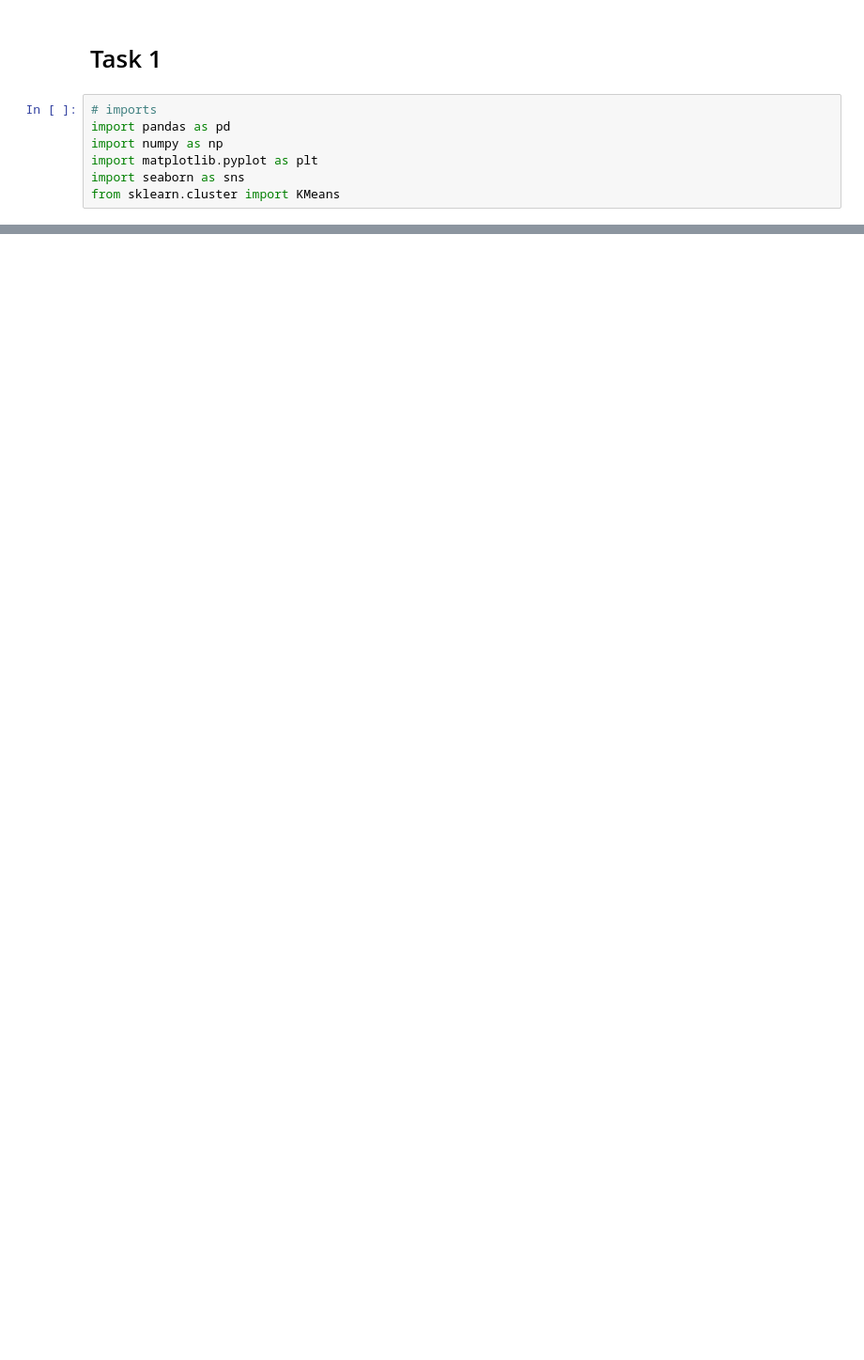
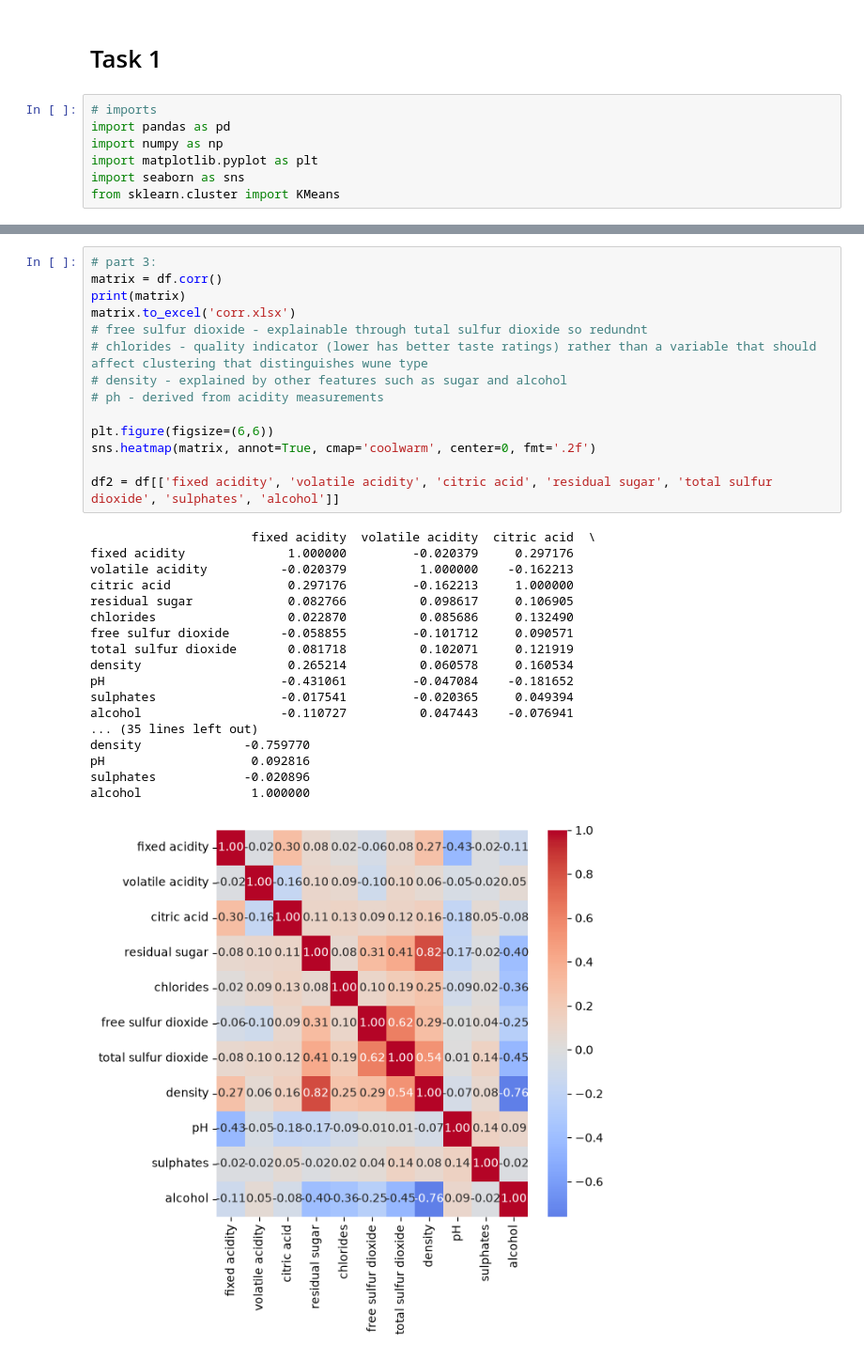
Before and after one commit to TankEngineTom/assessment2_CAB330, a Jupyter notebook: ass2_task2.ipynb, the cells around one changed output, grey strips where cells are left out. Shown at 94% size. Saved outputs shown, nothing was run; the diff lists cells and outputs as text; blank space fills up the shorter version.

```diff
--- a/ass2_task2.ipynb
+++ b/ass2_task2.ipynb
@@ -232,0 +200,33 @@ for cluster 16: inertia 20015.706186191244 & sil score 0.09906195142931619
+# %%
+# part 3:
+matrix = df.corr()
+print(matrix)
+matrix.to_excel('corr.xlsx')
+# free sulfur dioxide - explainable through tutal sulfur dioxide so redundnt
+# chlorides - quality indicator (lower has better taste ratings) rather than a variable that should affect clustering that distinguishes wune type
+# density - explained by other features such as sugar and alcohol
+# ph - derived from acidity measurements
+
+plt.figure(figsize=(6,6))
+sns.heatmap(matrix, annot=True, cmap='coolwarm', center=0, fmt='.2f')
+
+df2 = df[['fixed acidity', 'volatile acidity', 'citric acid', 'residual sugar', 'total sulfur dioxide', 'sulphates', 'alcohol']]
+# %% [output]
+                      fixed acidity  volatile acidity  citric acid  \
+fixed acidity              1.000000         -0.020379     0.297176
+volatile acidity          -0.020379          1.000000    -0.162213
+citric acid                0.297176         -0.162213     1.000000
+residual sugar             0.082766          0.098617     0.106905
+chlorides                  0.022870          0.085686     0.132490
+free sulfur dioxide       -0.058855         -0.101712     0.090571
+total sulfur dioxide       0.081718          0.102071     0.121919
+density                    0.265214          0.060578     0.160534
+pH                        -0.431061         -0.047084    -0.181652
+sulphates                 -0.017541         -0.020365     0.049394
+alcohol                   -0.110727          0.047443    -0.076941
+... (35 lines left out)
+density              -0.759770
+pH                    0.092816
+sulphates            -0.020896
+alcohol               1.000000
+[figure, added]
```
Also changed, not shown: parts of 4 cells of this notebook, 4 other files.
